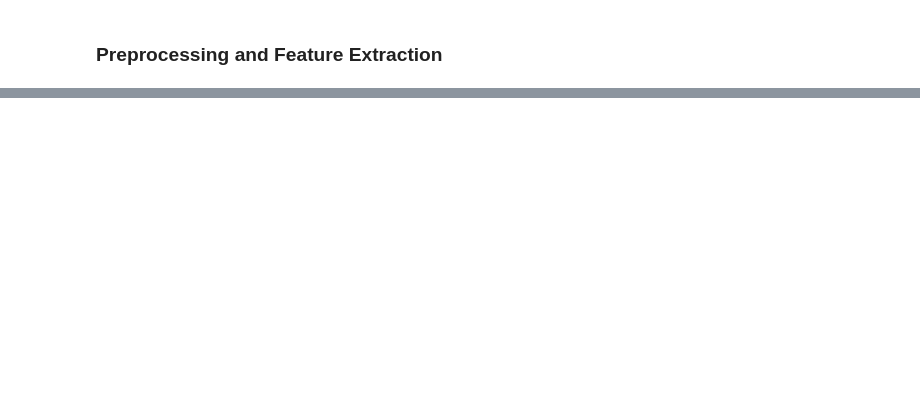
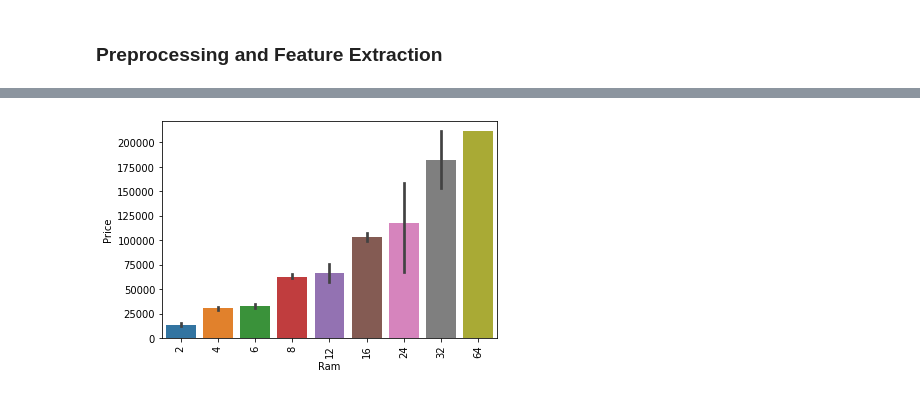
Before and after one commit to NadeemMohsinDS/Price-Predictor, a Jupyter notebook: complete-jupyter.ipynb, the cells around one changed output, grey strips where cells are left out. Drawn from its saved outputs; the diff is of its cells as text; code cells hidden in the pictures; blank space fills up the shorter version.

```diff
--- a/complete-jupyter.ipynb
+++ b/complete-jupyter.ipynb
@@ -147,0 +219,6 @@ Name: count, dtype: int64
+# %%
+sns.barplot(x=df['Ram'],y=df['Price'])
+plt.xticks(rotation='vertical')
+plt.show()
+# %% [output]
+[figure, added]
```
Also changed, not shown: parts of 88 cells of this notebook.
